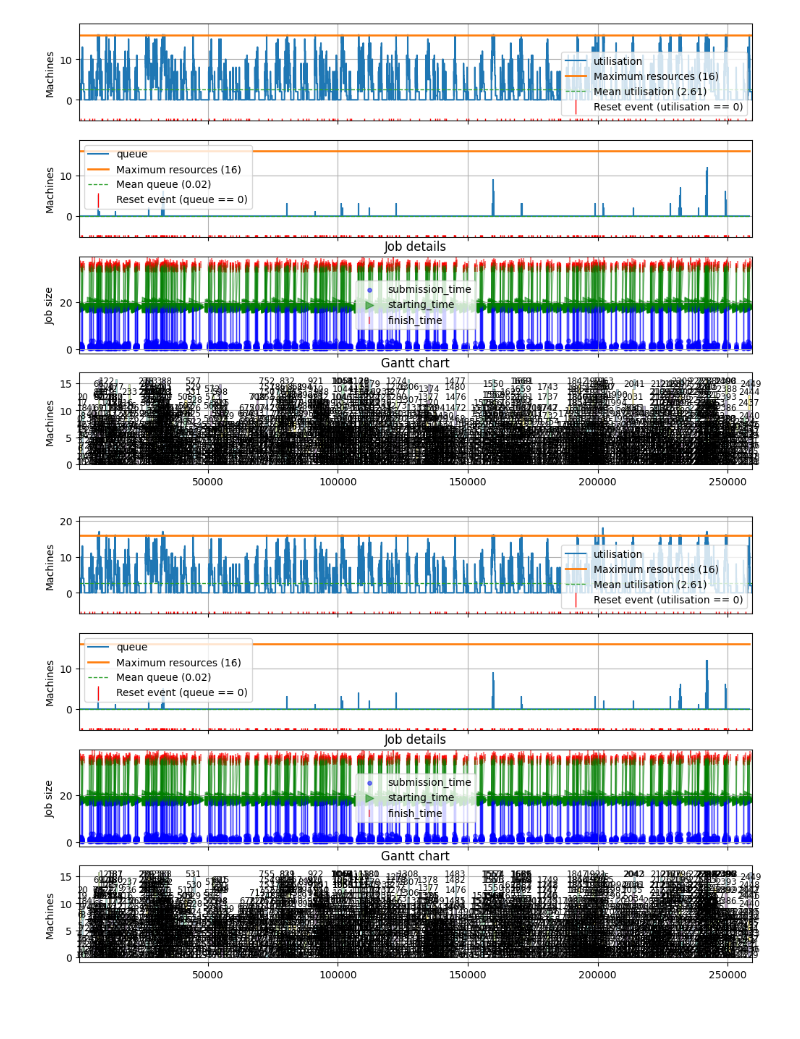
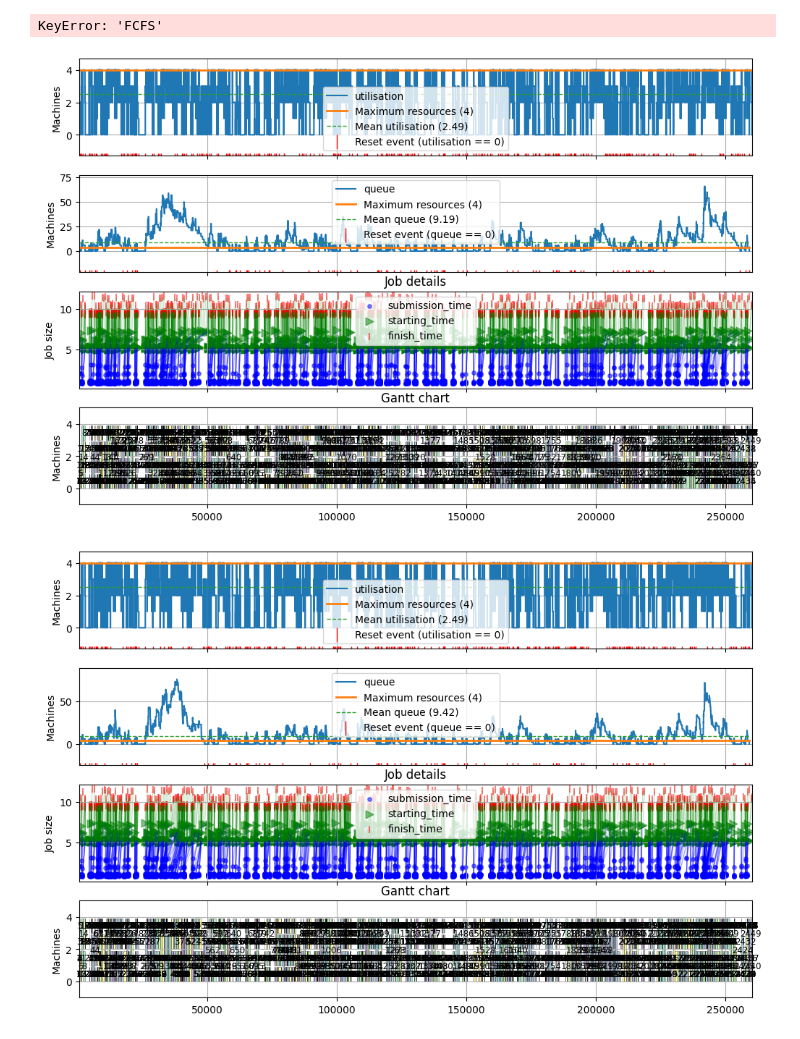
Before and after one commit to tanaxer01/bati-scheduler, a Jupyter notebook: Untitled.ipynb, the cells around one changed output. Cells and saved outputs as stored; diff of their text form; code cells hidden in the pictures.

```diff
--- a/Untitled.ipynb
+++ b/Untitled.ipynb
@@ -55,19 +103,25 @@ def create_metric_df(metric):
+# %%
+metrics['compute_utilisation'] = pd.Series({schedule: calculate_compute_utilisation(schedule) for schedule in schedule_names})
+
+metrics.T
+# %% [output]
+KeyError: 'FCFS'
 # %%
-dqn  = JobSet.from_csv("expe-out/jobs-DQN.out")
-fcfs = JobSet.from_csv("expe-out/jobs-FCFS.out")
-easy = JobSet.from_csv("expe-out/jobs-EASY.out")
+dqn  = JobSet.from_csv("expe-out/with_dependencies/JobMonitor-DQN4.out")
+fcfs = JobSet.from_csv("expe-out/with_dependencies/JobMonitor-FCFS4.out")
+#easy = JobSet.from_csv("expe-out/jobs-EASY.out")
 
 dqn.plot(with_details=True)
 plt.show()
 #from evalys.visu.series import UtilizationSeriesVisualization
 #UtilizationSeriesVisualization(dqn, title="DQN")
 # %% [output]
-[figure, old version]
+[figure, new version]
 # %%
-easy.plot(with_details=True)
+fcfs.plot(with_details=True)
 plt.show()
 # %% [output]
-[figure, old version]
+[figure, new version]
 # %%
 waiting_times = create_metric_df('waiting_time')
 waiting_times.describe()
```
Also changed, not shown: parts of 16 cells of this notebook, 13 other files.
